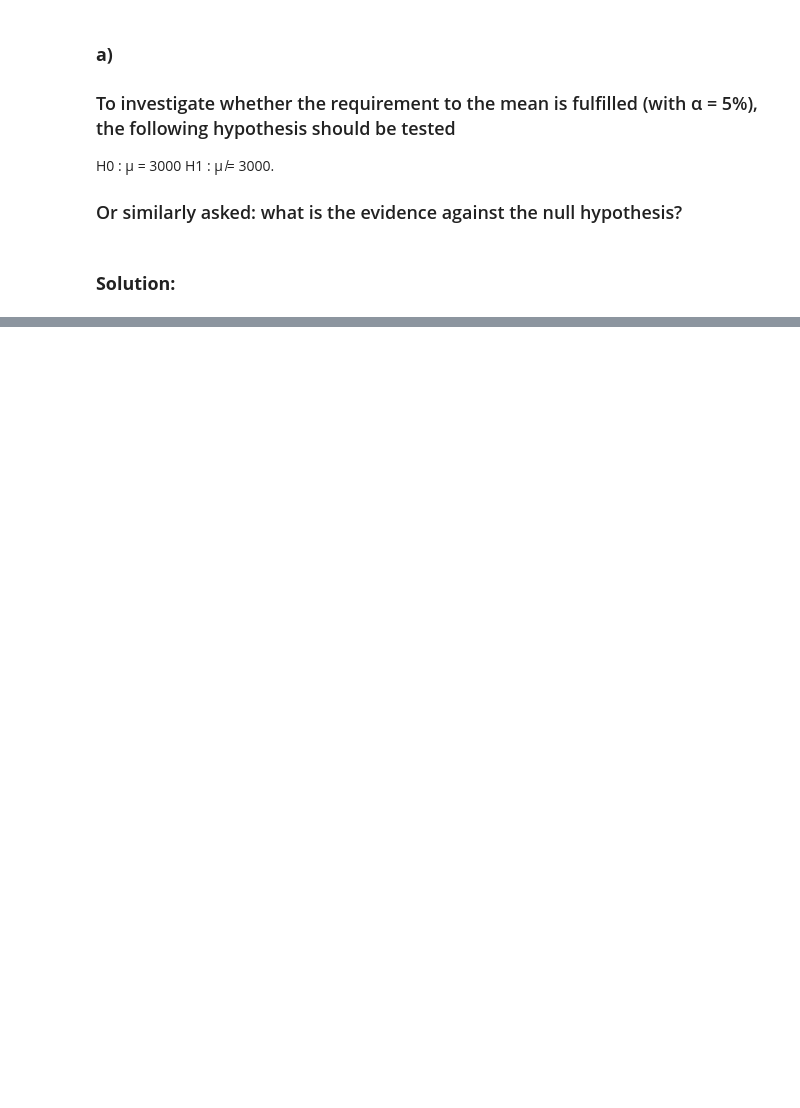
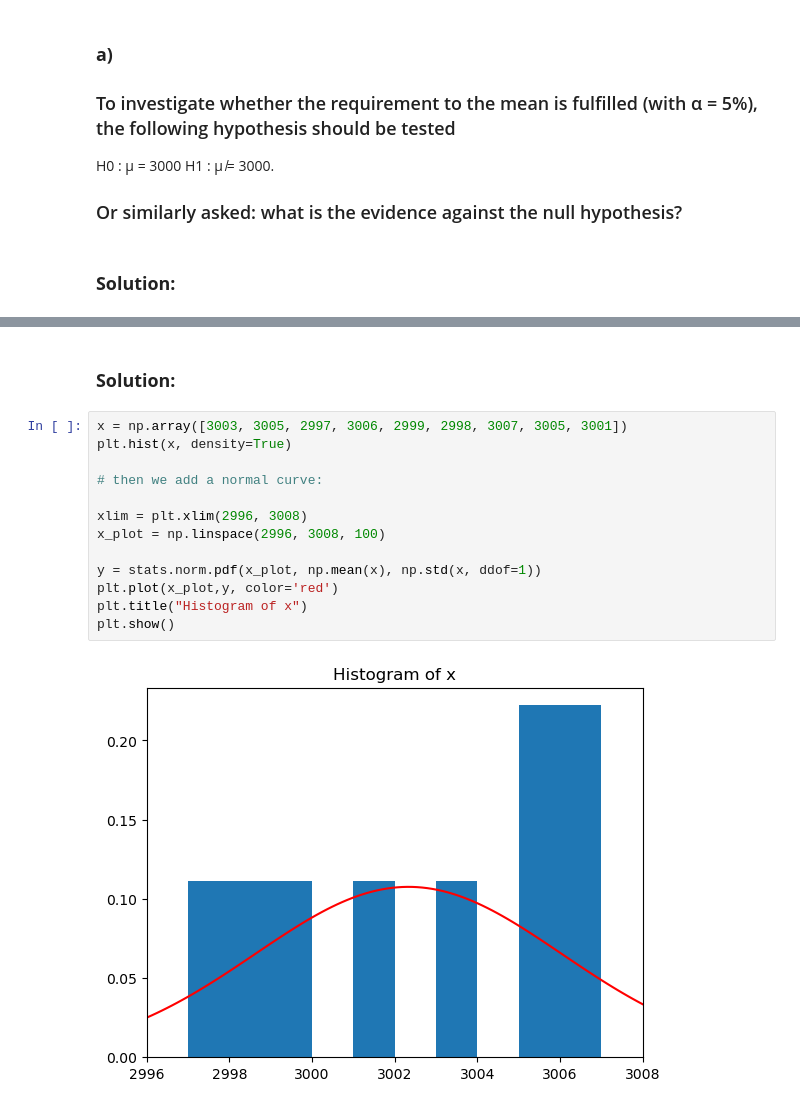
Before and after one commit to Visnuk2507/Statistics-course, a Jupyter notebook: Hypothesis testing/hypothesis_testing_exercises.ipynb, the cells around one changed output, grey strips where cells are left out. Saved outputs shown, nothing was run; the diff lists cells and outputs as text; blank space fills up the shorter version.

```diff
--- a/Hypothesis testing/hypothesis_testing_exercises.ipynb
+++ b/Hypothesis testing/hypothesis_testing_exercises.ipynb
@@ -18,0 +77,17 @@ H1 : µ ̸= 3000.
+# %% [markdown]
+### **Solution:**
+# %%
+x = np.array([3003, 3005, 2997, 3006, 2999, 2998, 3007, 3005, 3001])
+plt.hist(x, density=True)
+
+# then we add a normal curve:
+
+xlim = plt.xlim(2996, 3008)
+x_plot = np.linspace(2996, 3008, 100)
+
+y = stats.norm.pdf(x_plot, np.mean(x), np.std(x, ddof=1))
+plt.plot(x_plot,y, color='red')
+plt.title("Histogram of x")
+plt.show()
+# %% [output]
+[figure, added]
```
Also changed, not shown: parts of 35 cells of this notebook, 2 other files.
